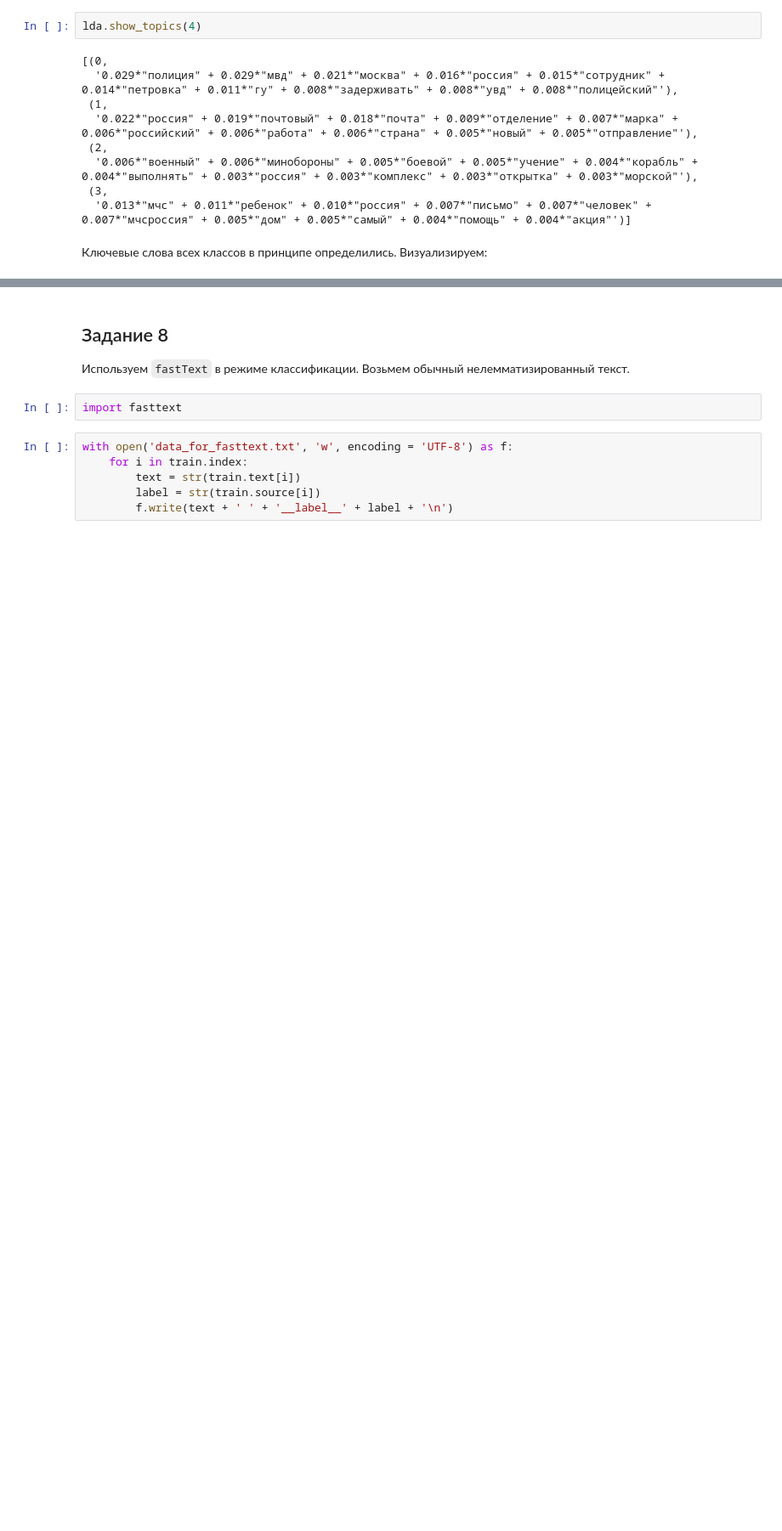
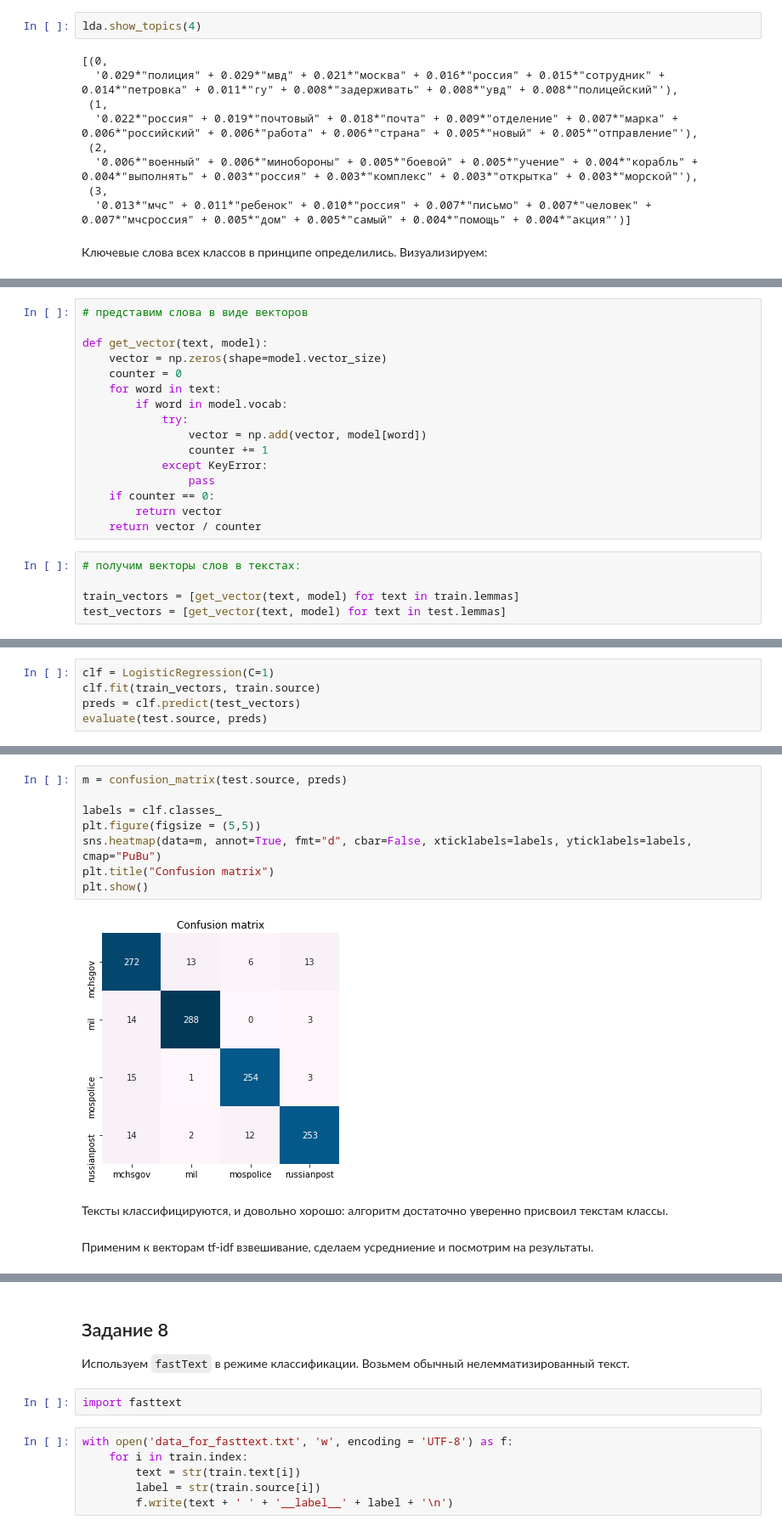
Before and after one commit to annnyway/ML, a Jupyter notebook: ML_HW1.ipynb, the cells around one changed output, grey strips where cells are left out. Shown: that part at 85% size. Cells and saved outputs as stored; diff of their text form; blank space fills up the shorter version.

```diff
--- a/ML_HW1.ipynb
+++ b/ML_HW1.ipynb
@@ -825,0 +891,21 @@ pyLDAvis.display(vis_data)
+# %%
+# представим слова в виде векторов
+
+def get_vector(text, model):
+    vector = np.zeros(shape=model.vector_size)
+    counter = 0
+    for word in text:
+        if word in model.vocab:
+            try:
+                vector = np.add(vector, model[word])
+                counter += 1
+            except KeyError:
+                pass
+    if counter == 0:
+        return vector
+    return vector / counter
+# %%
+# получим векторы слов в текстах:
+
+train_vectors = [get_vector(text, model) for text in train.lemmas]
+test_vectors = [get_vector(text, model) for text in test.lemmas]
@@ -825,0 +914,5 @@ pyLDAvis.display(vis_data)
+# %%
+clf = LogisticRegression(C=1)
+clf.fit(train_vectors, train.source)
+preds = clf.predict(test_vectors)
+evaluate(test.source, preds)
@@ -825,0 +929,14 @@ pyLDAvis.display(vis_data)
+# %%
+m = confusion_matrix(test.source, preds)
+
+labels = clf.classes_
+plt.figure(figsize = (5,5))
+sns.heatmap(data=m, annot=True, fmt="d", cbar=False, xticklabels=labels, yticklabels=labels, cmap="PuBu")
+plt.title("Confusion matrix")
+plt.show()
+# %% [output]
+[figure, added]
+# %% [markdown]
+Тексты классифицируются, и довольно хорошо: алгоритм достаточно уверенно присвоил текстам классы.
+# %% [markdown]
+Применим к векторам tf-idf взвешивание, сделаем усредниение и посмотрим на результаты.
```
Also changed, not shown: parts of 21 cells of this notebook.
